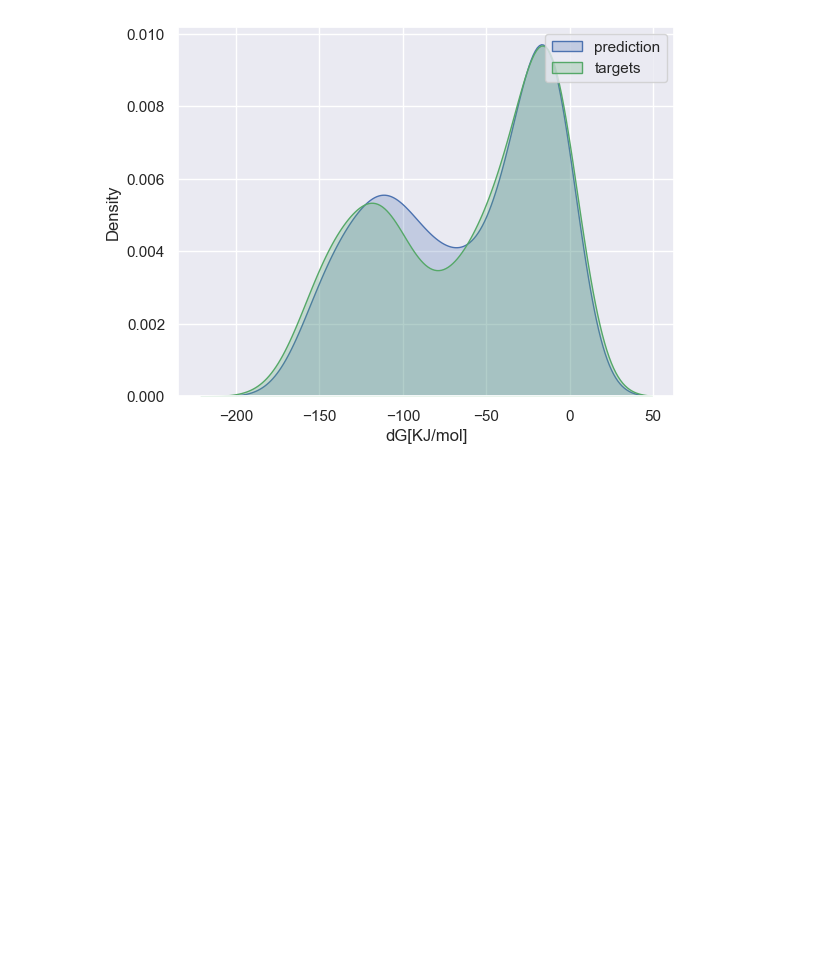
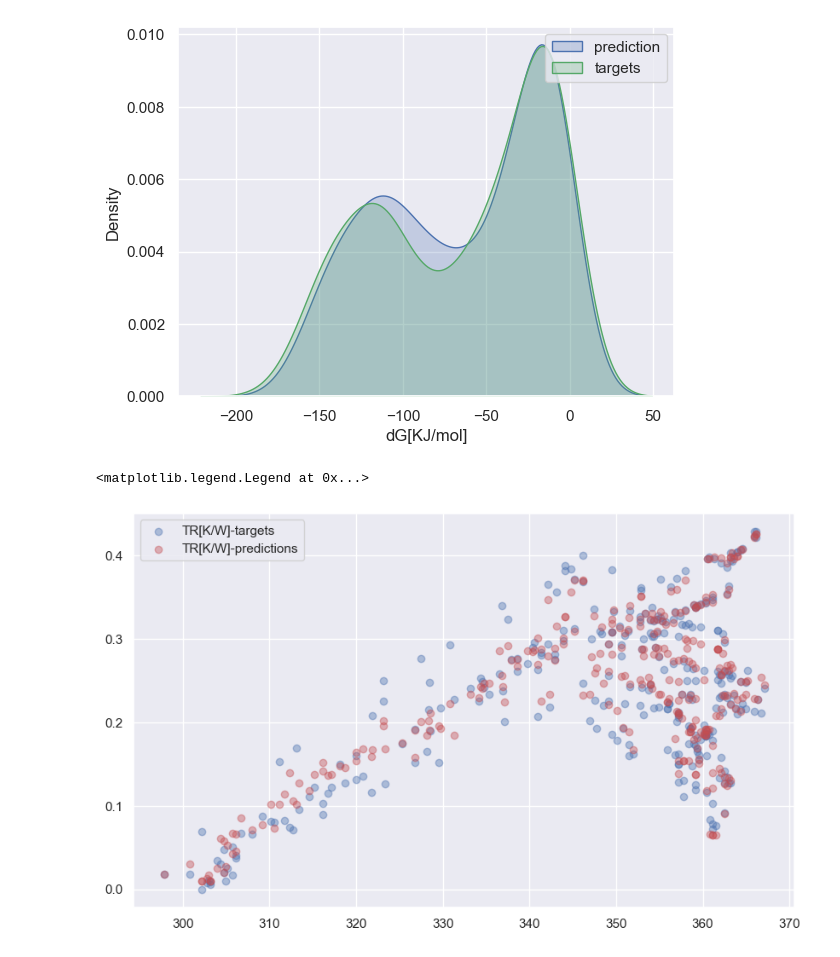
Before and after one commit to nirmalparmarphd/PulseHeatPipe, a Jupyter notebook: ml_solution_php.ipynb, the cells around one changed output. Drawn from its saved outputs; the diff is of its cells as text; code cells hidden in the pictures; blank space fills up the shorter version.

```diff
--- a/ml_solution_php.ipynb
+++ b/ml_solution_php.ipynb
@@ -276,3 +285,12 @@ plt.legend()
 # %% [output]
 <matplotlib.legend.Legend at 0x...>
 [figure]
+# %%
+# plotting prediction
+plt.figure(figsize=(10,6))
+plt.scatter(x_test['Te[K]'], y_test['TR[K/W]'], c='b', alpha=0.4, label='TR[K/W]-targets')
+plt.scatter(x_test['Te[K]'], prediction['TR[K/W]'], c='r', alpha=0.4, label='TR[K/W]-predictions')
+plt.legend()
+# %% [output]
+<matplotlib.legend.Legend at 0x...>
+[figure, added]
```
Also changed, not shown: parts of 15 cells of this notebook, 2 other files.
